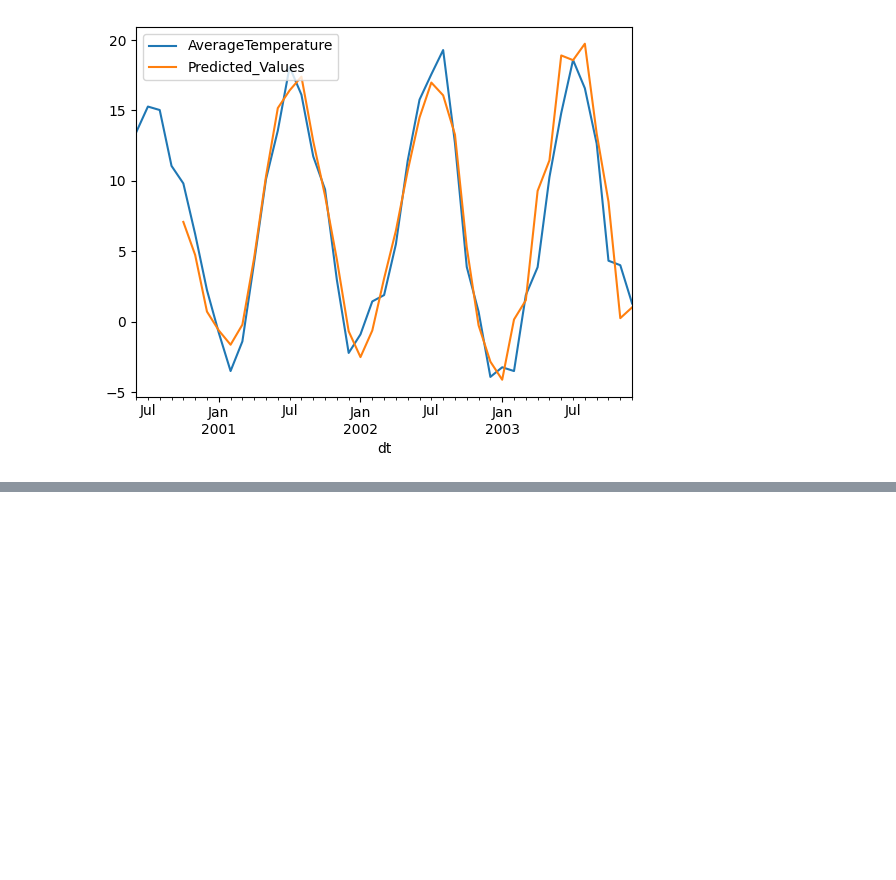
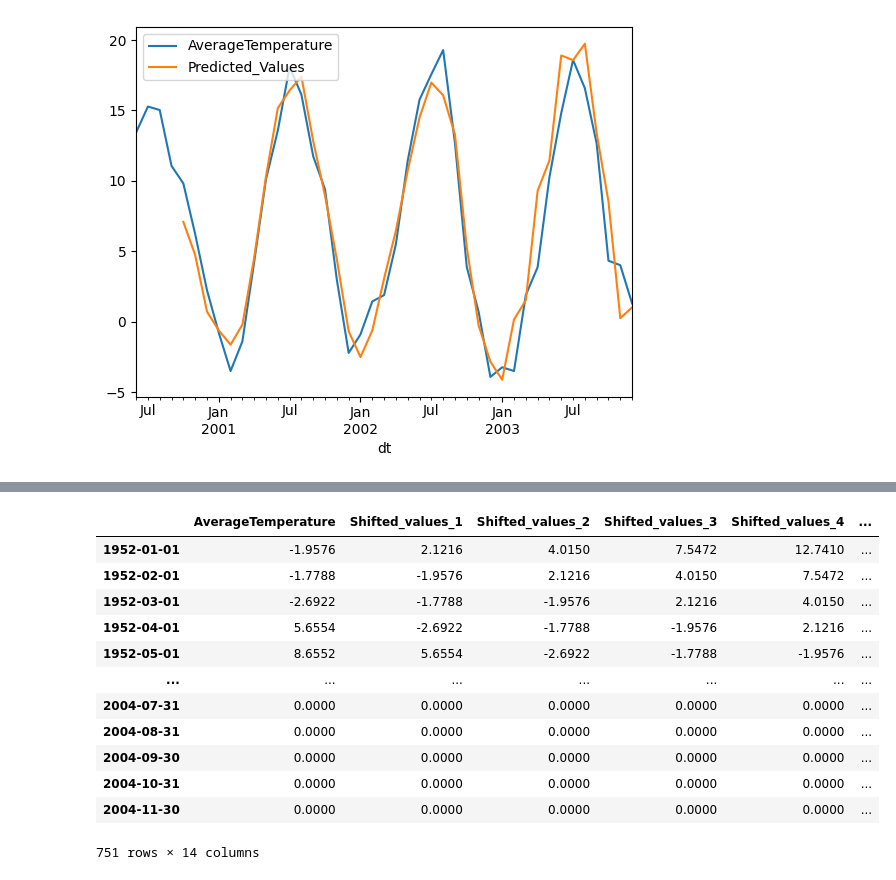
Before and after one commit to CyberStefNef/World_Temperature_Analysis, a Jupyter notebook: arima.ipynb, the cells around one changed output, grey strips where cells are left out. Drawn from its saved outputs; the diff is of its cells as text; code cells hidden in the pictures; blank space fills up the shorter version.

```diff
--- a/arima.ipynb
+++ b/arima.ipynb
@@ -479,0 +490,16 @@ def ARMA_forecast(df,p,q,forecast_periods):
+# %%
+df_ar
+# %% [output]
+|  | AverageTemperature | Shifted_values_1 | Shifted_values_2 | Shifted_values_3 | Shifted_values_4 | ... |
+| 1952-01-01 | -1.9576 | 2.1216 | 4.0150 | 7.5472 | 12.7410 | ... |
+| 1952-02-01 | -1.7788 | -1.9576 | 2.1216 | 4.0150 | 7.5472 | ... |
+| 1952-03-01 | -2.6922 | -1.7788 | -1.9576 | 2.1216 | 4.0150 | ... |
+| 1952-04-01 | 5.6554 | -2.6922 | -1.7788 | -1.9576 | 2.1216 | ... |
+| 1952-05-01 | 8.6552 | 5.6554 | -2.6922 | -1.7788 | -1.9576 | ... |
+| ... | ... | ... | ... | ... | ... | ... |
+| 2004-07-31 | 0.0000 | 0.0000 | 0.0000 | 0.0000 | 0.0000 | ... |
+| 2004-08-31 | 0.0000 | 0.0000 | 0.0000 | 0.0000 | 0.0000 | ... |
+| 2004-09-30 | 0.0000 | 0.0000 | 0.0000 | 0.0000 | 0.0000 | ... |
+| 2004-10-31 | 0.0000 | 0.0000 | 0.0000 | 0.0000 | 0.0000 | ... |
+| 2004-11-30 | 0.0000 | 0.0000 | 0.0000 | 0.0000 | 0.0000 | ... |
+751 rows × 14 columns
```
Also changed, not shown: parts of 9 cells of this notebook.
